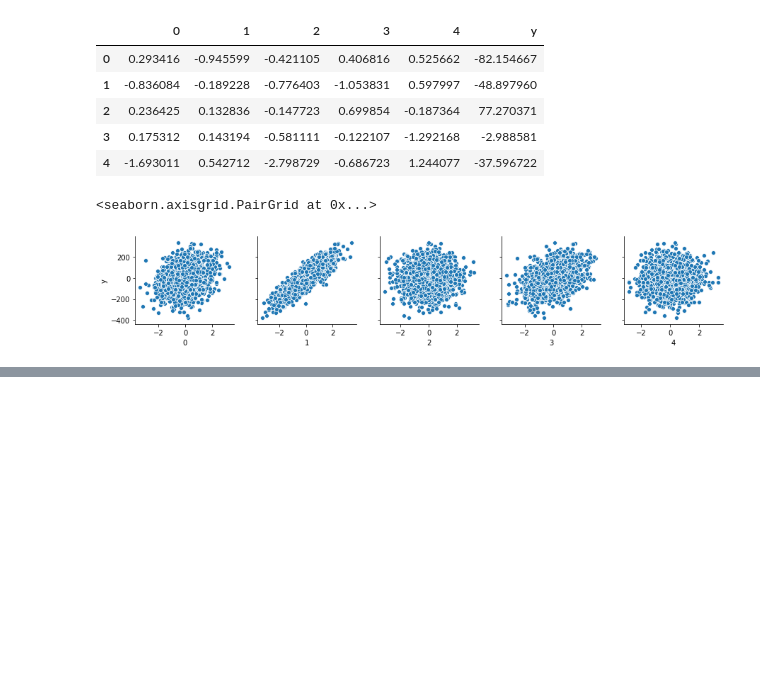
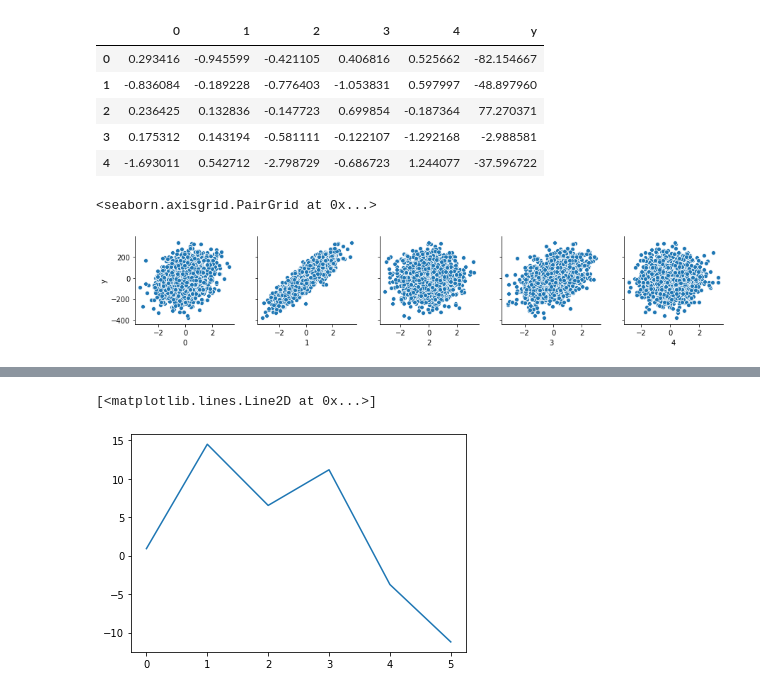
Before and after one commit to arch-24/AI-Mafia-Machine-Learning, a Jupyter notebook: week2_asgmt_2_air_pollution.ipynb, the cells around one changed output, grey strips where cells are left out. Cells and saved outputs as stored; diff of their text form; code cells hidden in the pictures; blank space fills up the shorter version.

```diff
--- a/week2_asgmt_2_air_pollution.ipynb
+++ b/week2_asgmt_2_air_pollution.ipynb
@@ -120,0 +121,5 @@ print(hx)
+# %%
+plt.plot(opt_theta)
+# %% [output]
+[<matplotlib.lines.Line2D at 0x...>]
+[figure, added]
```
Also changed, not shown: parts of 4 cells of this notebook.
